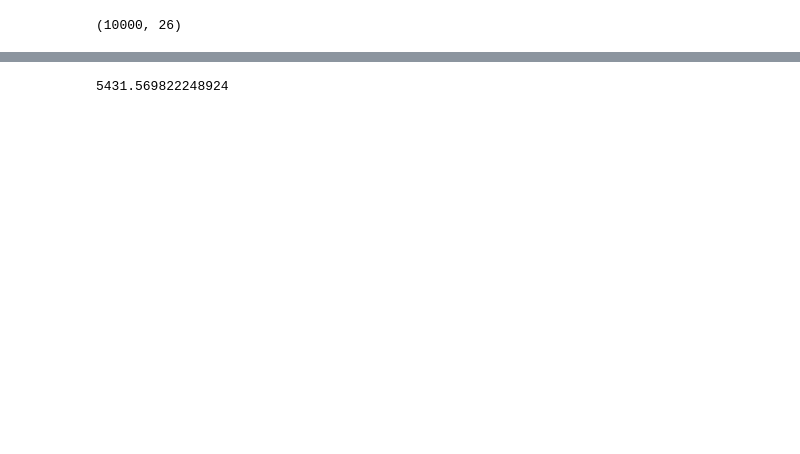
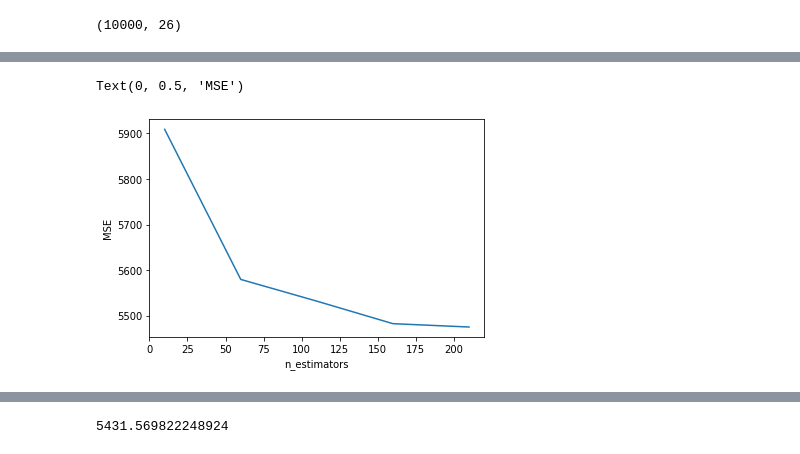
Before and after one commit to catalinalago/Proyecto2_ModelosAvanzadosMIIA, a Jupyter notebook: Exercises/P2-UsedVehiclePricePredictionCL.ipynb, the cells around one changed output, grey strips where cells are left out. Saved outputs shown, nothing was run; the diff lists cells and outputs as text; code cells hidden in the pictures; blank space fills up the shorter version.

```diff
--- a/Exercises/P2-UsedVehiclePricePrediction2.ipynb
+++ b/Exercises/P2-UsedVehiclePricePredictionCL.ipynb
@@ -132,0 +272,4 @@ def cross_validation(X_train, y_train, model,k=10):
+# %%
+# train/test split
+from sklearn.model_selection import train_test_split
+X_train, X_test, y_train, y_test = train_test_split(X, y,test_size=.3, random_state=1)
@@ -132,0 +311,7 @@ def cross_validation(X_train, y_train, model,k=10):
+# %%
+plt.plot(n_estimators_range, accuracy_scores)
+plt.xlabel('n_estimators')
+plt.ylabel('MSE')
+# %% [output]
+Text(0, 0.5, 'MSE')
+[figure, added]
```
Also changed, not shown: parts of 80 cells of this notebook.
